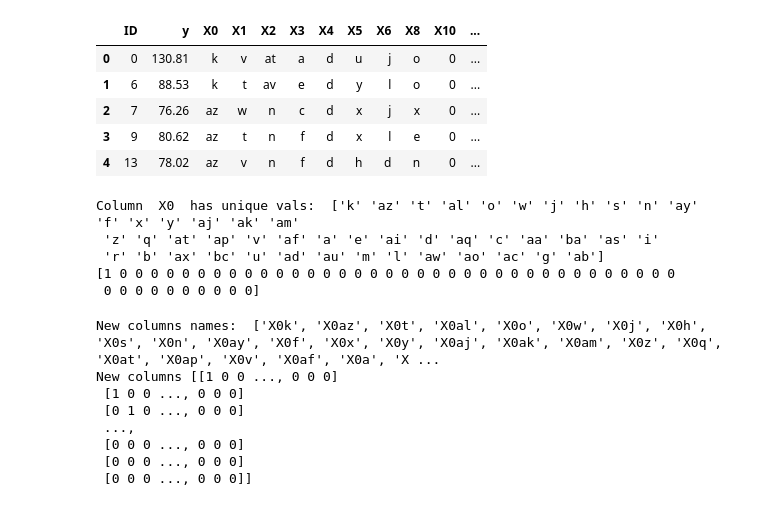
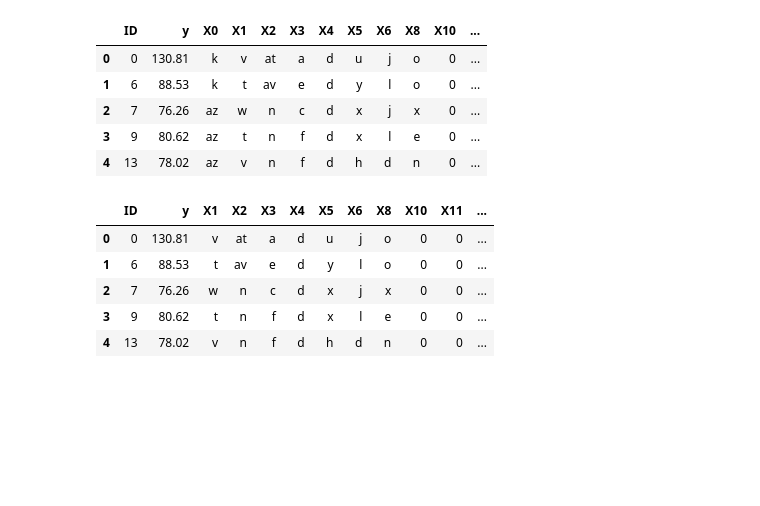
Before and after one commit to BartyzalRadek/mercedes-benz-kaggle, a Jupyter notebook: src/one_hot_test.ipynb, the cells around one changed output. Saved outputs shown, nothing was run; the diff lists cells and outputs as text; code cells hidden in the pictures; blank space fills up the shorter version.

```diff
--- a/src/one_hot_test.ipynb
+++ b/src/one_hot_test.ipynb
@@ -27,35 +27,35 @@ train_df.head()
 | 2 | 7 | 76.26 | az | w | n | c | d | x | j | x | 0 | ... |
 | 3 | 9 | 80.62 | az | t | n | f | d | x | l | e | 0 | ... |
 | 4 | 13 | 78.02 | az | v | n | f | d | h | d | n | 0 | ... |
-# %%
-column = 'X0'
-unique_vals = train_df[column].unique()
-print("Column ", column, " has unique vals: ",unique_vals)
-
-dummies = pd.get_dummies(unique_vals)
-print(dummies['k'].values)
-# %% [output]
-Column  X0  has unique vals:  ['k' 'az' 't' 'al' 'o' 'w' 'j' 'h' 's' 'n' 'ay' 'f' 'x' 'y' 'aj' 'ak' 'am'
- 'z' 'q' 'at' 'ap' 'v' 'af' 'a' 'e' 'ai' 'd' 'aq' 'c' 'aa' 'ba' 'as' 'i'
- 'r' 'b' 'ax' 'bc' 'u' 'ad' 'au' 'm' 'l' 'aw' 'ao' 'ac' 'g' 'ab']
-[1 0 0 0 0 0 0 0 0 0 0 0 0 0 0 0 0 0 0 0 0 0 0 0 0 0 0 0 0 0 0 0 0 0 0 0 0
- 0 0 0 0 0 0 0 0 0 0]
-# %%
-new_columns = []
-for categ_val in train_df[column].values:
-    new_columns.append(dummies[categ_val].values)
-
-new_column_names = []
-for val in unique_vals:
-    new_column_names.append(column+val)
-print("New columns names: ", new_column_names)
-print("New columns", np.array(new_columns))
-# %% [output]
-New columns names:  ['X0k', 'X0az', 'X0t', 'X0al', 'X0o', 'X0w', 'X0j', 'X0h', 'X0s', 'X0n', 'X0ay', 'X0f', 'X0x', 'X0y', 'X0aj', 'X0ak', 'X0am', 'X0z', 'X0q', 'X0at', 'X0ap', 'X0v', 'X0af', 'X0a', 'X ...
-New columns [[1 0 0 ..., 0 0 0]
- [1 0 0 ..., 0 0 0]
- [0 1 0 ..., 0 0 0]
- ...,
- [0 0 0 ..., 0 0 0]
- [0 0 0 ..., 0 0 0]
- [0 0 0 ..., 0 0 0]]
+# %%
+def to_one_hot(column, df):
+    # Get unique values of column
+    unique_vals = df[column].unique()
+
+    # Add a new zero-filled column for each unique value
+    for val in unique_vals:
+        new_column_name = column + val
+        df[new_column_name] = 0
+
+    # Put 1s to new columns:
+    # e.g. original df: [1, 'X0'] = 'k' => new df: [1, 'X0k'] = 1
+    row_idx = 0
+    for categ_val in df[column].values:
+        column_name = column + categ_val
+        df.set_value(row_idx, column_name, 1)
+        row_idx += 1
+
+    # Remove the column with categorical values
+    df.drop(column, axis=1, inplace=True)
+
+    return df
+# %%
+train_df = to_one_hot('X0', train_df)
+train_df.head()
+# %% [output]
+|  | ID | y | X1 | X2 | X3 | X4 | X5 | X6 | X8 | X10 | X11 | ... |
+| 0 | 0 | 130.81 | v | at | a | d | u | j | o | 0 | 0 | ... |
+| 1 | 6 | 88.53 | t | av | e | d | y | l | o | 0 | 0 | ... |
+| 2 | 7 | 76.26 | w | n | c | d | x | j | x | 0 | 0 | ... |
+| 3 | 9 | 80.62 | t | n | f | d | x | l | e | 0 | 0 | ... |
+| 4 | 13 | 78.02 | v | n | f | d | h | d | n | 0 | 0 | ... |
```
Also changed, not shown: parts of 2 cells of this notebook.
